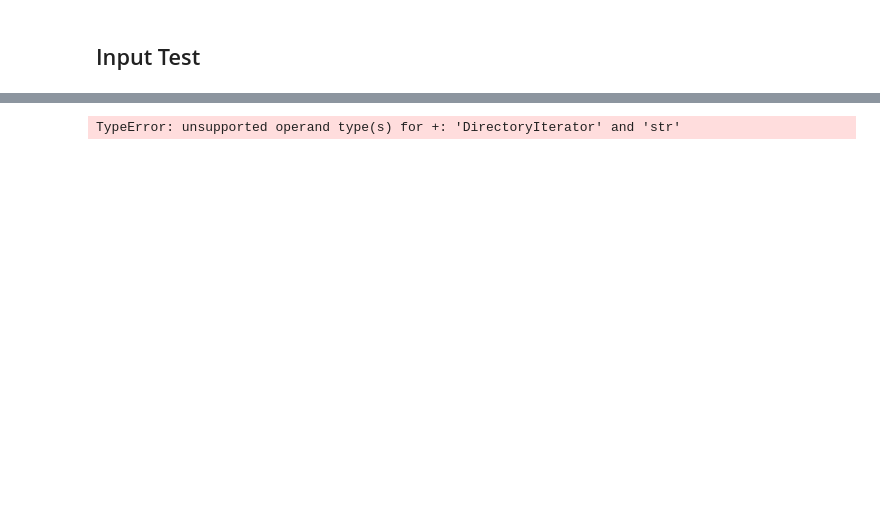
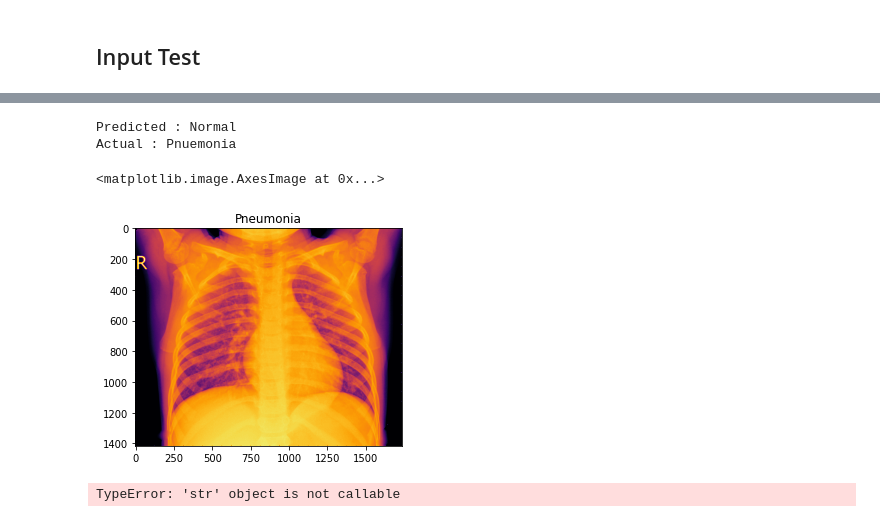
Before and after one commit to Cody-Freese/Pneumonia-Image-Classification, a Jupyter notebook: Project Notebook.ipynb, the cells around one changed output, grey strips where cells are left out. Saved outputs shown, nothing was run; the diff lists cells and outputs as text; code cells hidden in the pictures; blank space fills up the shorter version.

Commit message:
Add finetune, prediction

```diff
--- a/Project Notebook.ipynb
+++ b/Project Notebook.ipynb
@@ -623,27 +640,41 @@ visualize_training_results(model_with_callbacks)
 # %%
 #Input Test
-rand_img = np.random.choice(0, len(os.listdir(valid_generator +'/'+ 'val/PNEUMONIA/')))
-rand_img_path = valid_generator + '/'+'val/PNEUMONIA/' + os.listdir(valid_generator +'/'+ 'val/PNEUMONIA/')[rand_img]
+
+pneumonia_or_not = random.randint(0,1)
+folder_str = ''
+if pneumonia_or_not == 0:
+    folder_str = '\\NORMAL\\'
+else:
+    folder_str = '\\PNEUMONIA\\'
+
+input_test = os.listdir(val_path + folder_str)
+random_index = random.randint(0,len(input_test))
+rand_img_path = val_path + folder_str + input_test[random_index]
 
 img = plt.imread(rand_img_path)
-img = cv2.resize(img, (img_size, img_size))
+img = cv2.resize(img, (img_width, img_height))
 img = np.dstack([img, img, img])
 img = img.astype('float32') / 255
-result = model.predict(np.expand_dims(image.img_to_array(img), axis = 0))
+result = model.predict(np.expand_dims(tf.keras.preprocessing.image.img_to_array(img), axis = 0))
 
 if result[0][0] >0.5:
   prediction = 'Pnuemonia'
 else:
   prediction = 'Normal'
 
 print(f'Predicted : ' + prediction)
 print ('Actual : Pnuemonia')
 
 image = plt.imread(rand_img_path)
 plt.imshow(image)
 plt.title('Pneumonia')
-plt.imshow(image, cmap = 'gray')
+plt.imshow(image, cmap = 'inferno')
 # %% [output]
-TypeError: unsupported operand type(s) for +: 'DirectoryIterator' and 'str'
+Predicted : Normal
+Actual : Pnuemonia
+<matplotlib.image.AxesImage at 0x...>
+[figure, added]
 # %%
-predict_image('../Image-Classification/chest_xray/val/NORMAL/NORMAL2-IM-1427-0001.jpeg')
+prediction('chest_xray/val/NORMAL/NORMAL2-IM-1431-0001')
+# %% [output]
+TypeError: 'str' object is not callable
```
Also changed, not shown: parts of 42 cells of this notebook.
